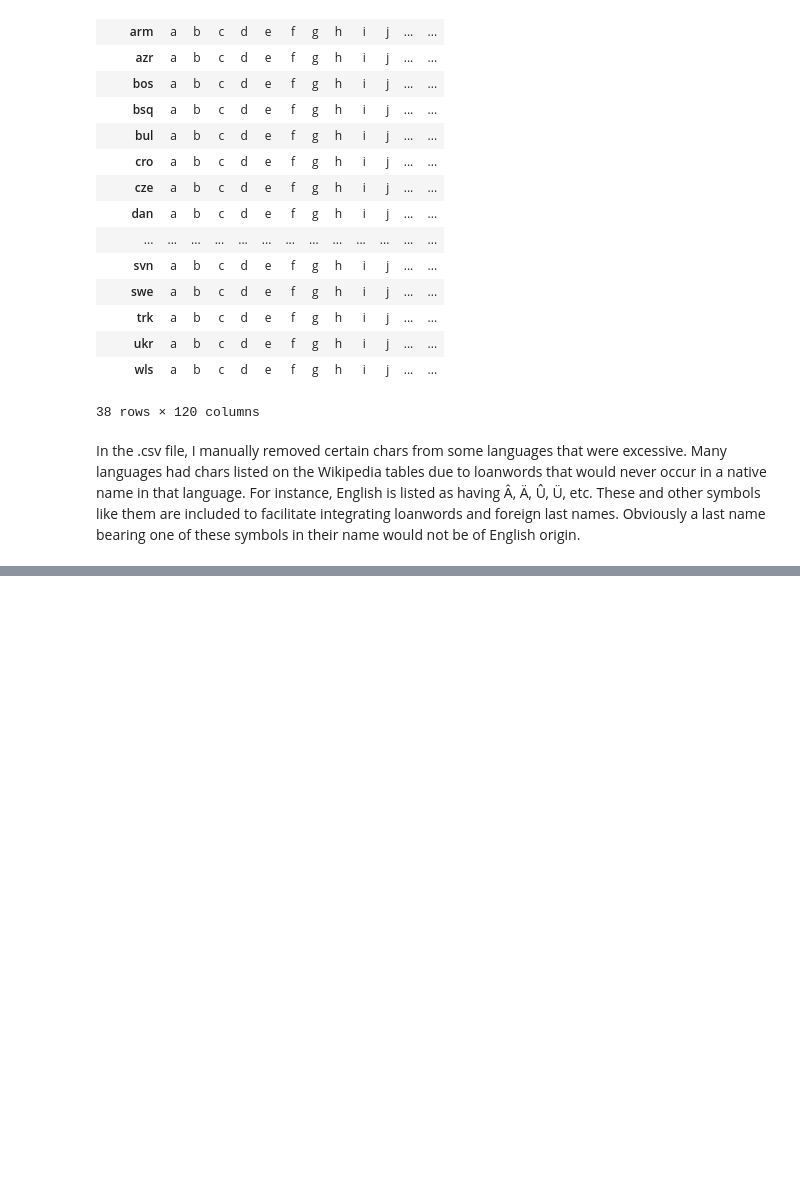
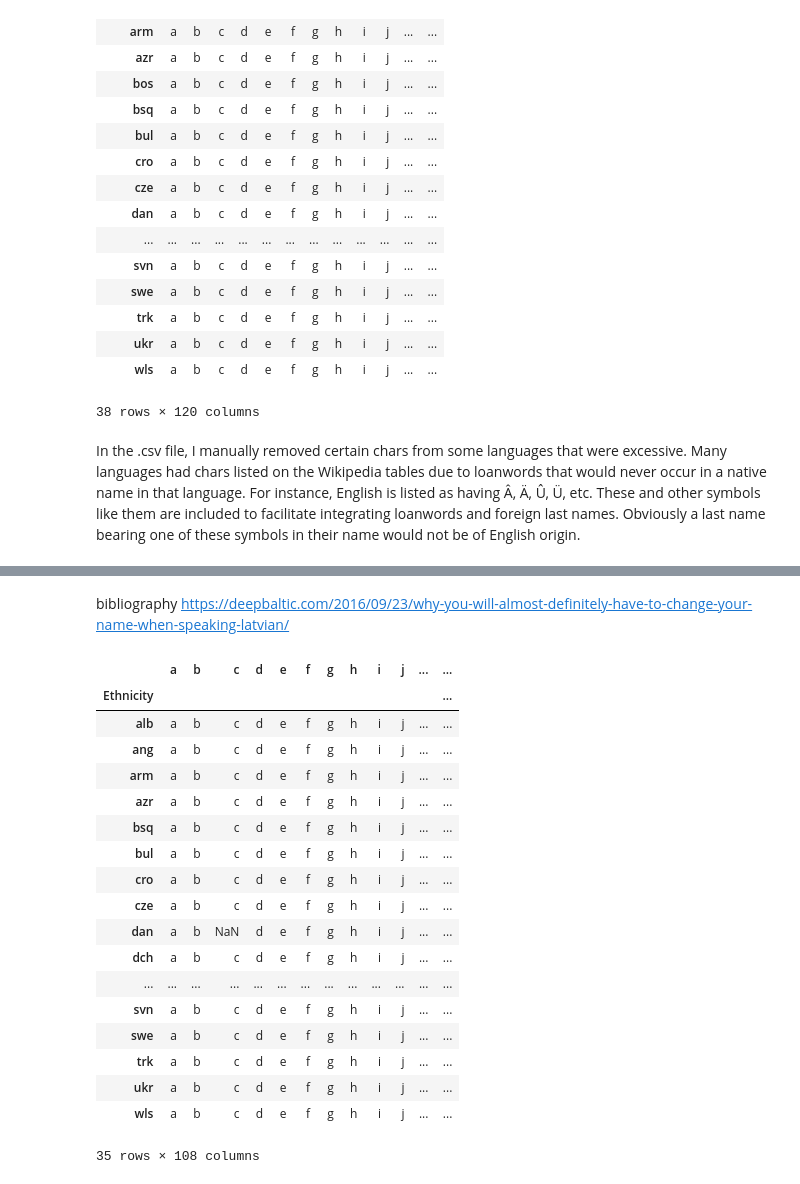
Before and after one commit to juyoungk23/Corvinus, a Jupyter notebook: lastNameBot.ipynb, the cells around one changed output, grey strips where cells are left out. Drawn from its saved outputs; the diff is of its cells as text; code cells hidden in the pictures; blank space fills up the shorter version.

```diff
--- a/lastNameBot.ipynb
+++ b/lastNameBot.ipynb
@@ -505,0 +512,33 @@ dropped wls due to: è
+# %% [markdown]
+bibliography
+https://deepbaltic.com/2016/09/23/why-you-will-almost-definitely-have-to-change-your-name-when-speaking-latvian/
+# %%
+import sys
+import numpy as np
+import pandas as pd # library for data analysis
+import requests # library to handle requests
+from bs4 import BeautifulSoup # library to parse HTML documents
+
+df = pd.read_csv('charTableEdited.csv', index_col = 0)
+df.dropna(axis=1, how='all', inplace=True)
+df
+# %% [output]
+|  | a | b | c | d | e | f | g | h | i | j | ... | ... |
+| Ethnicity |  |  |  |  |  |  |  |  |  |  |  | ... |
+| alb | a | b | c | d | e | f | g | h | i | j | ... | ... |
+| ang | a | b | c | d | e | f | g | h | i | j | ... | ... |
+| arm | a | b | c | d | e | f | g | h | i | j | ... | ... |
+| azr | a | b | c | d | e | f | g | h | i | j | ... | ... |
+| bsq | a | b | c | d | e | f | g | h | i | j | ... | ... |
+| bul | a | b | c | d | e | f | g | h | i | j | ... | ... |
+| cro | a | b | c | d | e | f | g | h | i | j | ... | ... |
+| cze | a | b | c | d | e | f | g | h | i | j | ... | ... |
+| dan | a | b | NaN | d | e | f | g | h | i | j | ... | ... |
+| dch | a | b | c | d | e | f | g | h | i | j | ... | ... |
+| ... | ... | ... | ... | ... | ... | ... | ... | ... | ... | ... | ... | ... |
+| svn | a | b | c | d | e | f | g | h | i | j | ... | ... |
+| swe | a | b | c | d | e | f | g | h | i | j | ... | ... |
+| trk | a | b | c | d | e | f | g | h | i | j | ... | ... |
+| ukr | a | b | c | d | e | f | g | h | i | j | ... | ... |
+| wls | a | b | c | d | e | f | g | h | i | j | ... | ... |
+35 rows × 108 columns
```
Also changed, not shown: parts of 2 cells of this notebook, 5 other files.
